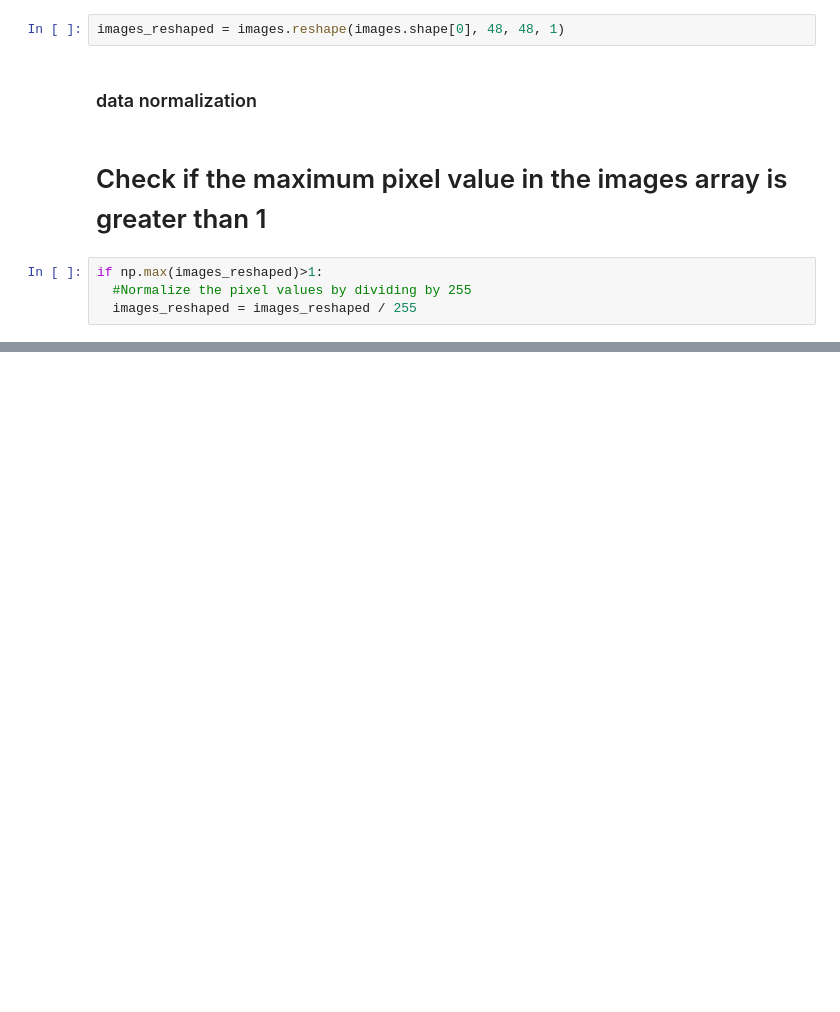
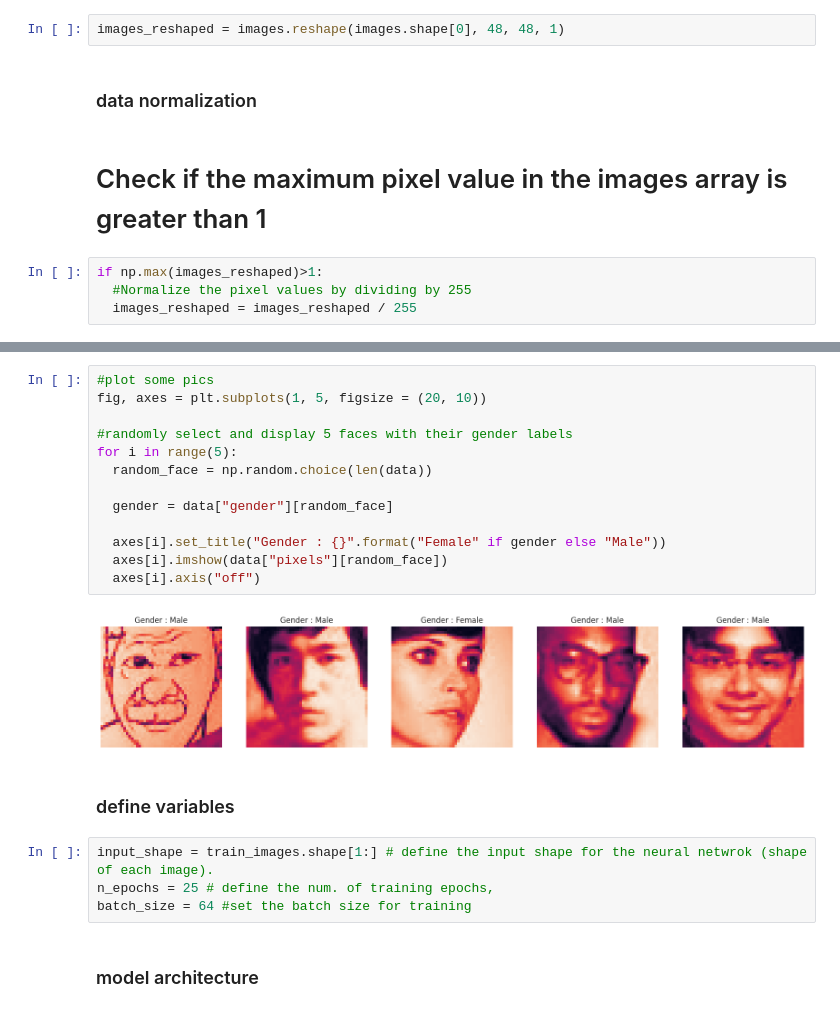
Before and after one commit to Ammar-creator-cmd/DataVisualization, a Jupyter notebook: GenderPrediction.ipynb, the cells around one changed output, grey strips where cells are left out. Saved outputs shown, nothing was run; the diff lists cells and outputs as text; blank space fills up the shorter version.

```diff
--- a/GenderPrediction.ipynb
+++ b/GenderPrediction.ipynb
@@ -98,0 +131,23 @@ if np.max(images_reshaped)>1:
+# %%
+#plot some pics
+fig, axes = plt.subplots(1, 5, figsize = (20, 10))
+
+#randomly select and display 5 faces with their gender labels
+for i in range(5):
+  random_face = np.random.choice(len(data))
+
+  gender = data["gender"][random_face]
+
+  axes[i].set_title("Gender : {}".format("Female" if gender else "Male"))
+  axes[i].imshow(data["pixels"][random_face])
+  axes[i].axis("off")
+# %% [output]
+[figure, added]
+# %% [markdown]
+### define variables
+# %%
+input_shape = train_images.shape[1:] # define the input shape for the neural netwrok (shape of each image).
+n_epochs = 25 # define the num. of training epochs,
+batch_size = 64 #set the batch size for training
+# %% [markdown]
+### model architecture
```
Also changed, not shown: parts of 6 cells of this notebook.
